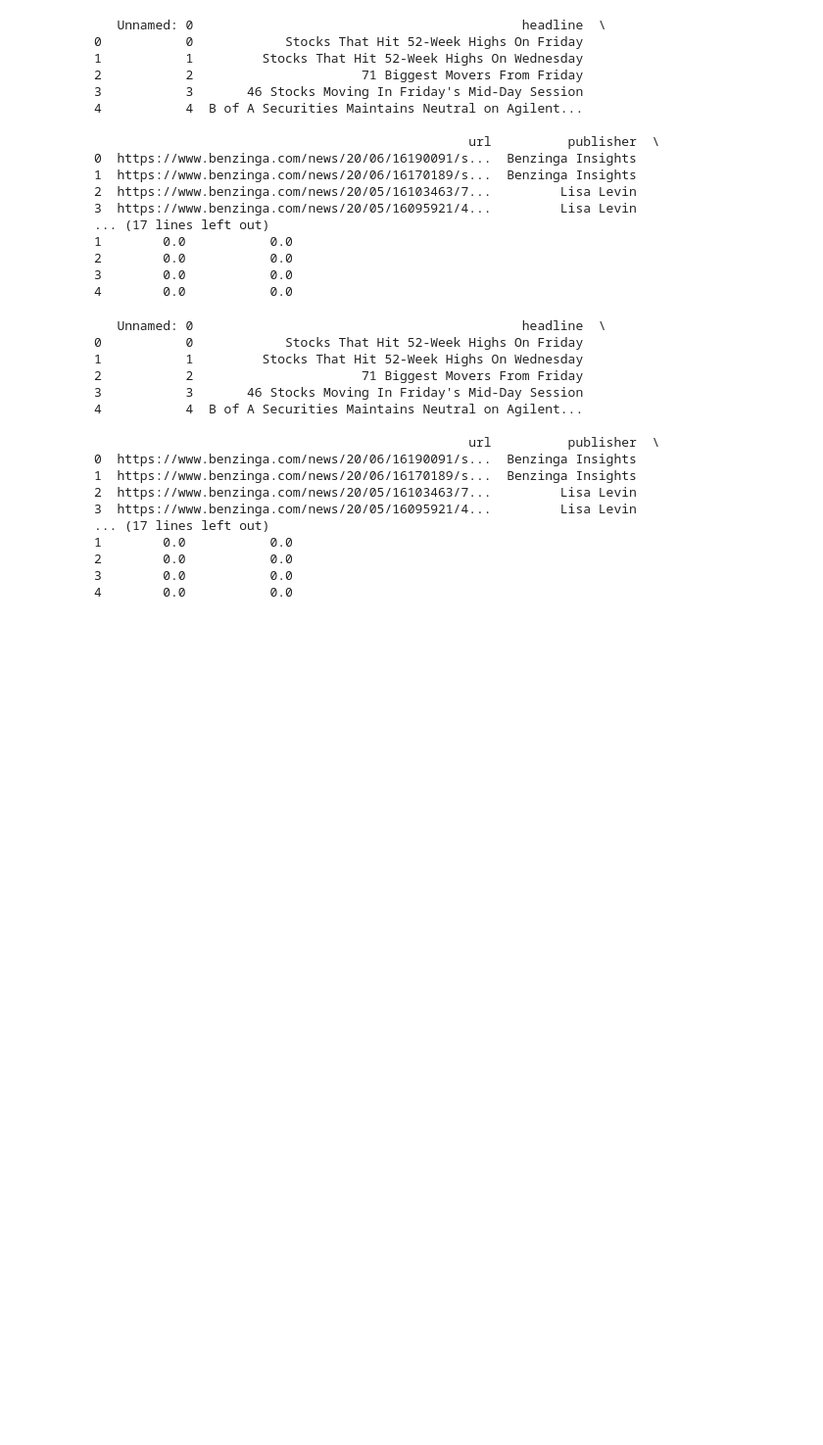
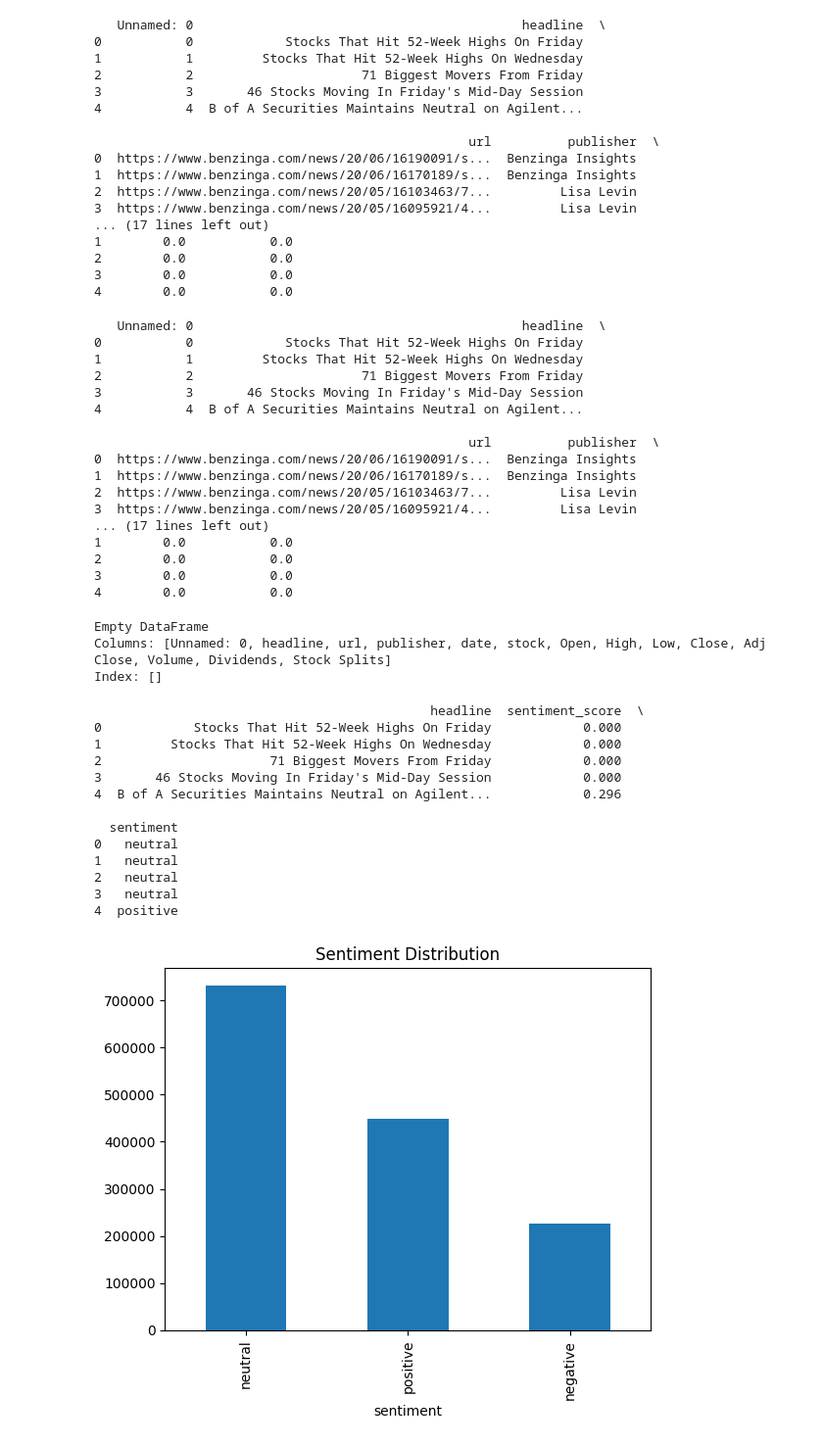
Before and after one commit to Gede-A/Stock-Sentiment-Analysis, a Jupyter notebook: notebooks/Sentiment_DateAlignment_Correlation.ipynb, the cells around one changed output. Shown at 98% size. Cells and saved outputs as stored; diff of their text form; code cells hidden in the pictures; blank space fills up the shorter version.

Commit message:
Correlation of stock price and finance news

```diff
--- a/notebooks/Sentiment_DateAlignment_Correlation.ipynb
+++ b/notebooks/Sentiment_DateAlignment_Correlation.ipynb
@@ -59,0 +62,79 @@ merged_data = pd.merge(raw_analyst_dataFrame, finance_dataFrame, on='date', how=
+# %%
+merged_data.dropna(inplace = True)
+print(merged_data.head())
+# %% [output]
+Empty DataFrame
+Columns: [Unnamed: 0, headline, url, publisher, date, stock, Open, High, Low, Close, Adj Close, Volume, Dividends, Stock Splits]
+Index: []
+# %%
+# Perform sentiment analysis on headlines
+import pandas as pd
+
+read_Finance_csv = pd.read_csv('../data/yfinance_data/AAPL_historical_data.csv')
+finance_dataFrame = pd.DataFrame(read_Finance_csv)
+
+read_News_csv = pd.read_csv('../data/raw_analyst_ratings.csv')
+raw_analyst_dataFrame = pd.DataFrame(read_News_csv)
+
+
+
+import nltk
+from nltk.sentiment.vader import SentimentIntensityAnalyzer
+from sklearn.feature_extraction.text import CountVectorizer
+from sklearn.decomposition import LatentDirichletAllocation
+import matplotlib.pyplot as plt
+
+
+sid = SentimentIntensityAnalyzer()
+raw_analyst_dataFrame['sentiment_score'] = raw_analyst_dataFrame['headline'].apply(lambda x: sid.polarity_scores(x)['compound'])
+raw_analyst_dataFrame['sentiment'] = raw_analyst_dataFrame['sentiment_score'].apply(
+    lambda score: 'positive' if score > 0 else 'negative' if score < 0 else 'neutral'
+
+)
+# Display the first few rows to check the sentiment analysis results
+print(raw_analyst_dataFrame[['headline', 'sentiment_score', 'sentiment']].head())
+
+# Plot the distribution of sentiments
+raw_analyst_dataFrame['sentiment'].value_counts().plot(kind='bar', title='Sentiment Distribution')
+plt.show()
+
+
+
+finance_dataFrame.rename(columns = {'Date':'date'}, inplace = True)
+
+
+# Convert the Date column to datetime
+finance_dataFrame['date'] = pd.to_datetime(finance_dataFrame['date'], errors='coerce')
+# finance_dataFrame.set_index('date', inplace=True)
+
+# Calculate Daily Returns
+finance_dataFrame['Daily_Return'] = finance_dataFrame['Adj Close'].pct_change()
+
+# Convert the Date column to datetime
+raw_analyst_dataFrame['date'] = pd.to_datetime(raw_analyst_dataFrame['date'], errors='coerce')
+# raw_analyst_dataFrame.set_index('date', inplace=True)
+
+# Merge the two DataFrames on 'Date'
+combined_data = pd.merge(finance_dataFrame, raw_analyst_dataFrame, left_index=True, right_index=True, how='left')
+
+# Display the combined DataFrame
+print(combined_data)
+
+# Calculate correlation between Daily_Return and Sentiment_Score
+correlation = combined_data[['Daily_Return', 'sentiment_score']].corr().iloc[0, 1]
+print(f'Correlation between Daily Returns and Sentiment Scores: {correlation:.2f}')
+# %% [output]
+                                            headline  sentiment_score  \
+0            Stocks That Hit 52-Week Highs On Friday            0.000
+1         Stocks That Hit 52-Week Highs On Wednesday            0.000
+2                      71 Biggest Movers From Friday            0.000
+3       46 Stocks Moving In Friday's Mid-Day Session            0.000
+4  B of A Securities Maintains Neutral on Agilent...            0.296
+
+  sentiment
+0   neutral
+1   neutral
+2   neutral
+3   neutral
+4  positive
+[figure, added]
```
Also changed, not shown: parts of 3 cells of this notebook.
